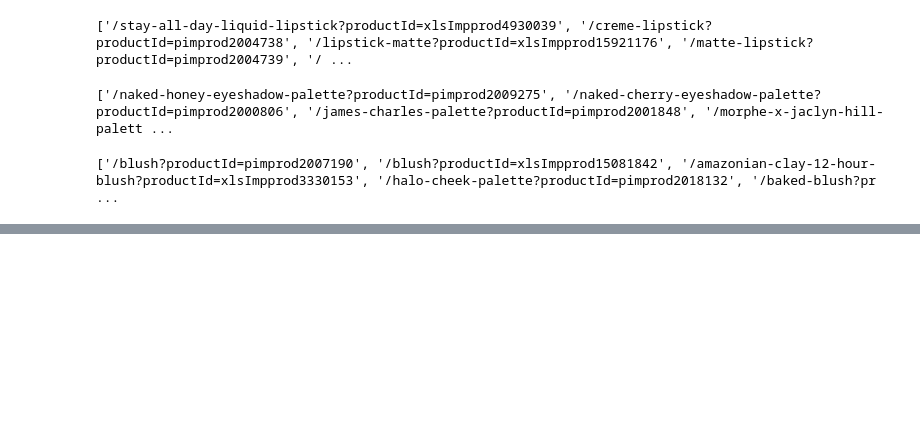
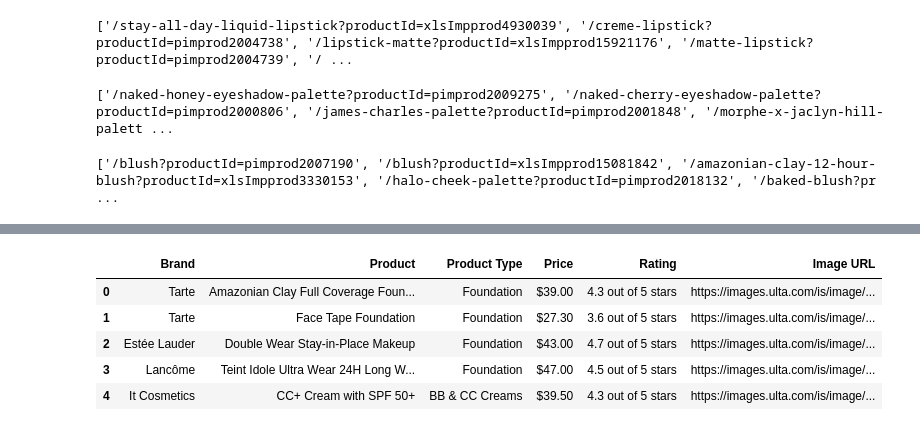
Before and after one commit to jis56/Ulta-Beauty-Scraper-and-Dashboard-App, a Jupyter notebook: webscraping2.ipynb, the cells around one changed output, grey strips where cells are left out. Cells and saved outputs as stored; diff of their text form; code cells hidden in the pictures; blank space fills up the shorter version.

```diff
--- a/webscraping2.ipynb
+++ b/webscraping2.ipynb
@@ -462,0 +470,12 @@ blush_df.to_csv('blush.csv', index=False)
+# %%
+ulta_df.to_csv('ulta.csv', index=False)
+path = 'ulta.csv'
+ulta = pd.read_csv(path)
+ulta.head()
+# %% [output]
+|  | Brand | Product | Product Type | Price | Rating | Image URL |
+| 0 | Tarte | Amazonian Clay Full Coverage Foun... | Foundation | $39.00 | 4.3 out of 5 stars | https://images.ulta.com/is/image/... |
+| 1 | Tarte | Face Tape Foundation | Foundation | $27.30 | 3.6 out of 5 stars | https://images.ulta.com/is/image/... |
+| 2 | Estée Lauder | Double Wear Stay-in-Place Makeup | Foundation | $43.00 | 4.7 out of 5 stars | https://images.ulta.com/is/image/... |
+| 3 | Lancôme | Teint Idole Ultra Wear 24H Long W... | Foundation | $47.00 | 4.5 out of 5 stars | https://images.ulta.com/is/image/... |
+| 4 | It Cosmetics | CC+ Cream with SPF 50+ | BB & CC Creams | $39.50 | 4.3 out of 5 stars | https://images.ulta.com/is/image/... |
```
Also changed, not shown: parts of 7 cells of this notebook, 4 other files.
